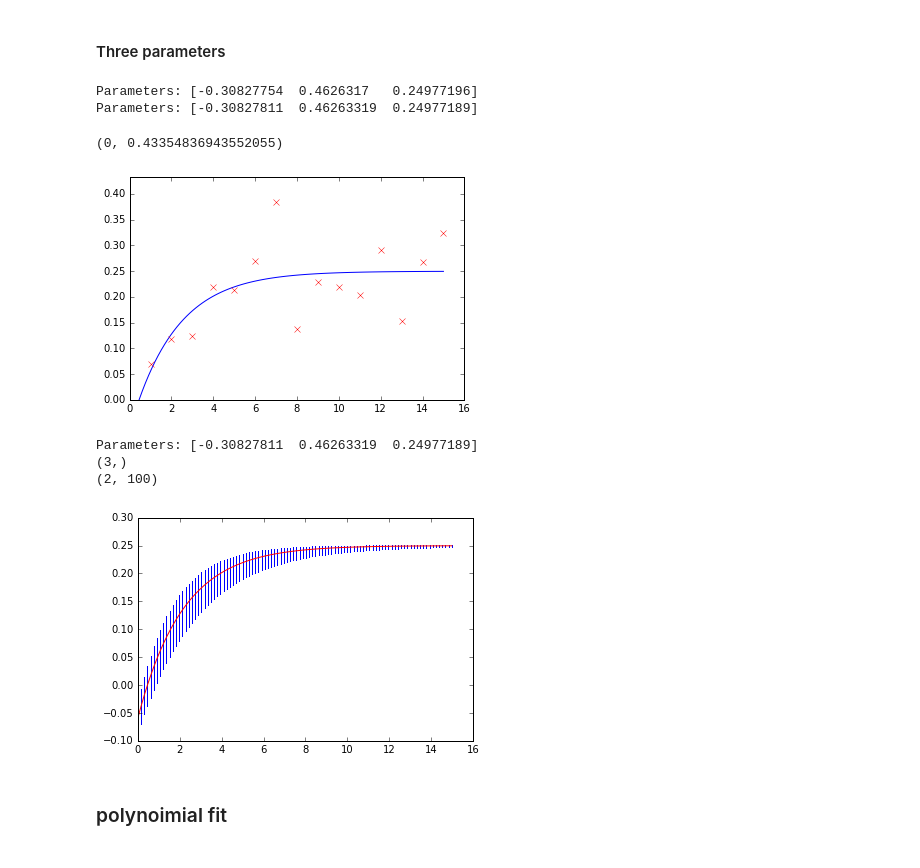
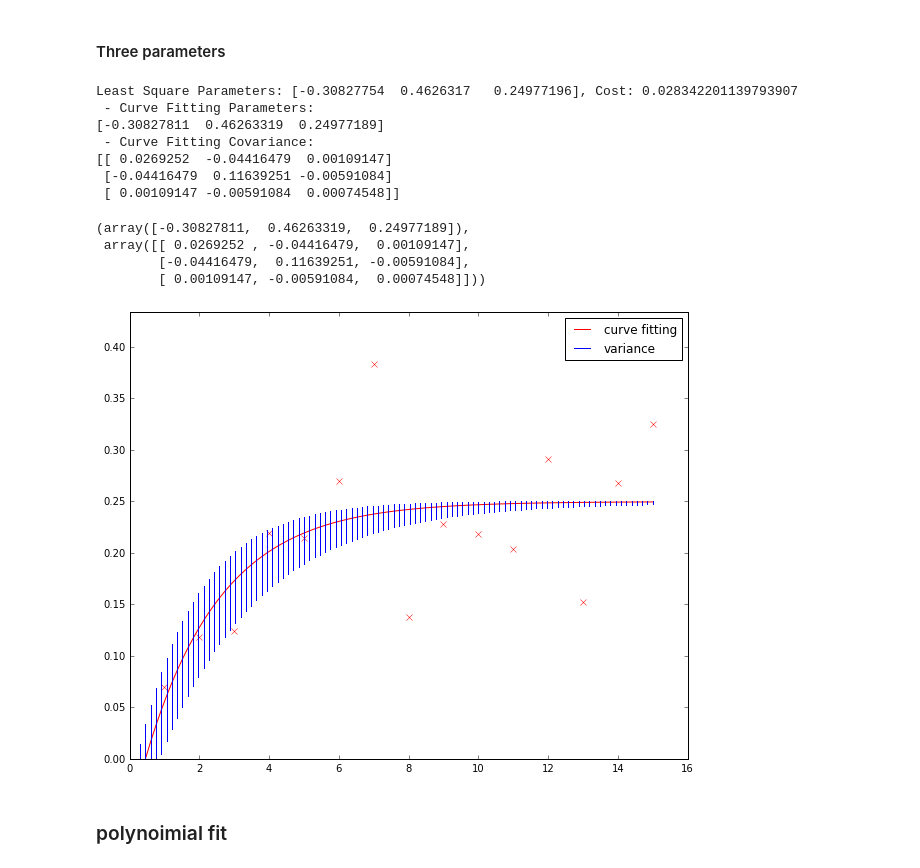
Before and after one commit to liprin1129/Project, a Jupyter notebook: Code/Curve_Fitting.ipynb, the cells around one changed output. Cells and saved outputs as stored; diff of their text form; code cells hidden in the pictures.

```diff
--- a/Code/Curve_Fitting.ipynb
+++ b/Code/Curve_Fitting.ipynb
@@ -64,68 +96,22 @@ plt.ylim([0, max(scores)+0.05])
 # %%
 seed = np.array([1, 1, 1])
 exp3_lqe = least_squares(cv.exponential_least3, seed, args=(attempts, scores))
-print("Parameters: {0}".format(exp3_lqe.x))
+print("Least Square Parameters: {0}, Cost: {1}".format(exp3_lqe.x, exp3_lqe.cost))
 
-exp3_opt, exp3_cov = curve_fit(cv.exponential_curve3, attempts, scores)
-print("Parameters: {0}".format(exp3_opt))
+curve_Fitting(cv.exponential_curve3, attempts, scores, 'Exp3')
 # %% [output]
-Parameters: [-0.30827754  0.4626317   0.24977196]
-Parameters: [-0.30827811  0.46263319  0.24977189]
+Least Square Parameters: [-0.30827754  0.4626317   0.24977196], Cost: 0.028342201139793907
+ - Curve Fitting Parameters:
+[-0.30827811  0.46263319  0.24977189]
+ - Curve Fitting Covariance:
+[[ 0.0269252  -0.04416479  0.00109147]
+ [-0.04416479  0.11639251 -0.00591084]
+ [ 0.00109147 -0.00591084  0.00074548]]
+(array([-0.30827811,  0.46263319,  0.24977189]),
+ array([[ 0.0269252 , -0.04416479,  0.00109147],
+        [-0.04416479,  0.11639251, -0.00591084],
+        [ 0.00109147, -0.00591084,  0.00074548]]))
+[figure, added]
-# %%
-x_fit = np.linspace(0, 15, 100)
-plt.plot(x_fit, cv.exponential_curve3(x_fit, exp3_opt[0], exp3_opt[1], exp3_opt[2]), 'b-')
-plt.plot(attempts, scores, 'rx')
-plt.ylim([0, max(scores)+0.05])
-# %% [output]
-(0, 0.43354836943552055)
-[figure, removed]
-# %%
-def curve_Fitting(func, x, y, s):
-    popt, pcov = curve_fit(func, x, y)
-    print("Parameters: {0}".format(exp3_opt))
-
-    upper_bound = []
-    lower_bound = []
-    for i in range(len(pcov)):
-        upper_bound.append(popt[i] + pcov[i,i])
-        lower_bound.append(popt[i] - pcov[i,i])
-
-    print(np.shape(upper_bound))
-
-    x_fit = np.linspace(0, 15, 100)
-    if len(popt) == 1:
-        y_mean = func(x_fit, popt[0])
-        y_upper = func(x_fit, upper_bound[0])
-        y_lower = func(x_fit, lower_bound[0])
-
-    elif len(popt) == 2:
-        y_mean = func(x_fit, popt[0], popt[1])
-        y_upper = func(x_fit, upper_bound[0], upper_bound[1])
-        y_lower = func(x_fit, lower_bound[0], lower_bound[1])
-
-    elif len(popt) == 3:
-        y_mean = func(x_fit, popt[0], popt[1], popt[2])
-        y_upper = func(x_fit, upper_bound[0], upper_bound[1], upper_bound[2])
-        y_lower = func(x_fit, lower_bound[0], lower_bound[1], lower_bound[2])
-
-    elif len(popt == 4):
-        y_mean = func(x_fit, popt[0], popt[1], popt[2], popt[3])
-        y_upper = func(x_fit, upper_bound[0], upper_bound[1], upper_bound[2], upper_bound[3])
-        y_lower = func(x_fit, lower_bound[0], lower_bound[1], lower_bound[2], upper_bound[3])
-
-    for i in range(len(x_fit)):
-        plt.plot([x_fit[i], x_fit[i]], [y_lower[i], y_upper[i]], 'b-')
-
-    plt.plot(x_fit, y_mean, 'r-')
-
-    return popt, pcov
-
-curve_Fitting(cv.exponential_curve3, attempts, scores, seed)
-# %% [output]
-Parameters: [-0.30827811  0.46263319  0.24977189]
-(3,)
-(2, 100)
-[figure, removed]
 # %% [markdown]
 ### polynoimial fit
 # %%
```
Also changed, not shown: parts of 15 cells of this notebook, 7 other files.
